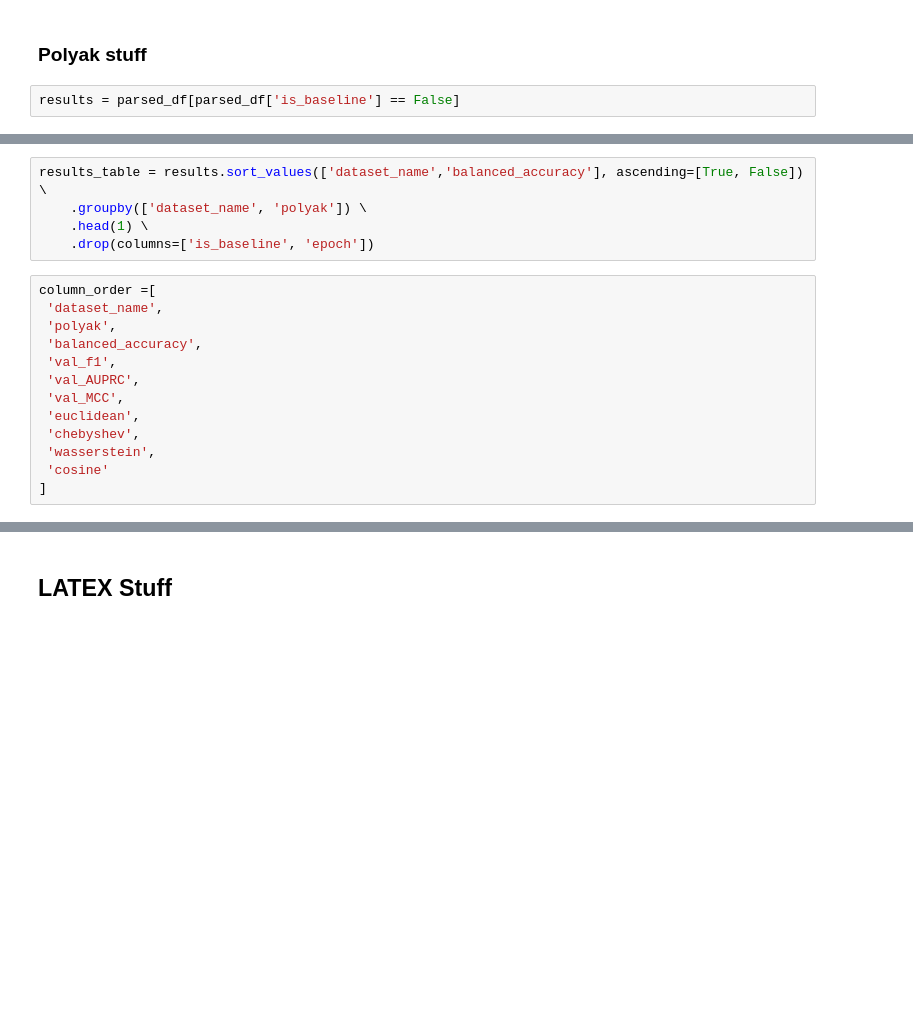
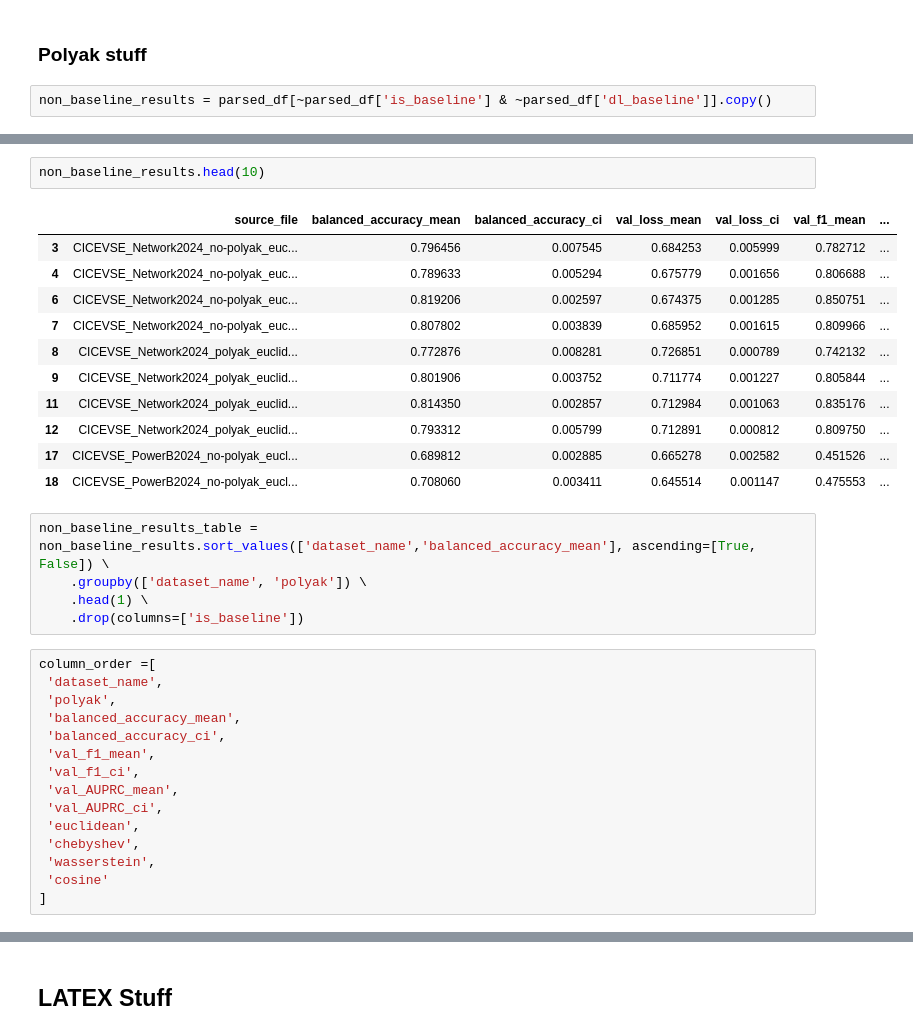
Before and after one commit to fernando-ml/MSPL, a Jupyter notebook: scratch_book.ipynb, the cells around one changed output, grey strips where cells are left out. Saved outputs shown, nothing was run; the diff lists cells and outputs as text; blank space fills up the shorter version.

```diff
--- a/scratch_book.ipynb
+++ b/scratch_book.ipynb
@@ -234,4 +260,4 @@ ordered_baseline = baseline_table_df[['dataset_name', 'source_file', 'balanced_a
 # %% [markdown]
 ### Polyak stuff
 # %%
-results = parsed_df[parsed_df['is_baseline'] == False]
+non_baseline_results = parsed_df[~parsed_df['is_baseline'] & ~parsed_df['dl_baseline']].copy()
@@ -247,16 +284,32 @@ results.head()
+# %%
+non_baseline_results.head(10)
+# %% [output]
+|  | source_file | balanced_accuracy_mean | balanced_accuracy_ci | val_loss_mean | val_loss_ci | val_f1_mean | ... |
+| 3 | CICEVSE_Network2024_no-polyak_euc... | 0.796456 | 0.007545 | 0.684253 | 0.005999 | 0.782712 | ... |
+| 4 | CICEVSE_Network2024_no-polyak_euc... | 0.789633 | 0.005294 | 0.675779 | 0.001656 | 0.806688 | ... |
+| 6 | CICEVSE_Network2024_no-polyak_euc... | 0.819206 | 0.002597 | 0.674375 | 0.001285 | 0.850751 | ... |
+| 7 | CICEVSE_Network2024_no-polyak_euc... | 0.807802 | 0.003839 | 0.685952 | 0.001615 | 0.809966 | ... |
+| 8 | CICEVSE_Network2024_polyak_euclid... | 0.772876 | 0.008281 | 0.726851 | 0.000789 | 0.742132 | ... |
+| 9 | CICEVSE_Network2024_polyak_euclid... | 0.801906 | 0.003752 | 0.711774 | 0.001227 | 0.805844 | ... |
+| 11 | CICEVSE_Network2024_polyak_euclid... | 0.814350 | 0.002857 | 0.712984 | 0.001063 | 0.835176 | ... |
+| 12 | CICEVSE_Network2024_polyak_euclid... | 0.793312 | 0.005799 | 0.712891 | 0.000812 | 0.809750 | ... |
+| 17 | CICEVSE_PowerB2024_no-polyak_eucl... | 0.689812 | 0.002885 | 0.665278 | 0.002582 | 0.451526 | ... |
+| 18 | CICEVSE_PowerB2024_no-polyak_eucl... | 0.708060 | 0.003411 | 0.645514 | 0.001147 | 0.475553 | ... |
 # %%
-results_table = results.sort_values(['dataset_name','balanced_accuracy'], ascending=[True, False]) \
+non_baseline_results_table = non_baseline_results.sort_values(['dataset_name','balanced_accuracy_mean'], ascending=[True, False]) \
     .groupby(['dataset_name', 'polyak']) \
     .head(1) \
-    .drop(columns=['is_baseline', 'epoch'])
+    .drop(columns=['is_baseline'])
 # %%
 column_order =[
  'dataset_name',
  'polyak',
- 'balanced_accuracy',
- 'val_f1',
- 'val_AUPRC',
- 'val_MCC',
+ 'balanced_accuracy_mean',
+ 'balanced_accuracy_ci',
+ 'val_f1_mean',
+ 'val_f1_ci',
+ 'val_AUPRC_mean',
+ 'val_AUPRC_ci',
  'euclidean',
  'chebyshev',
  'wasserstein',
```
Also changed, not shown: parts of 28 cells of this notebook, 3 other files.
